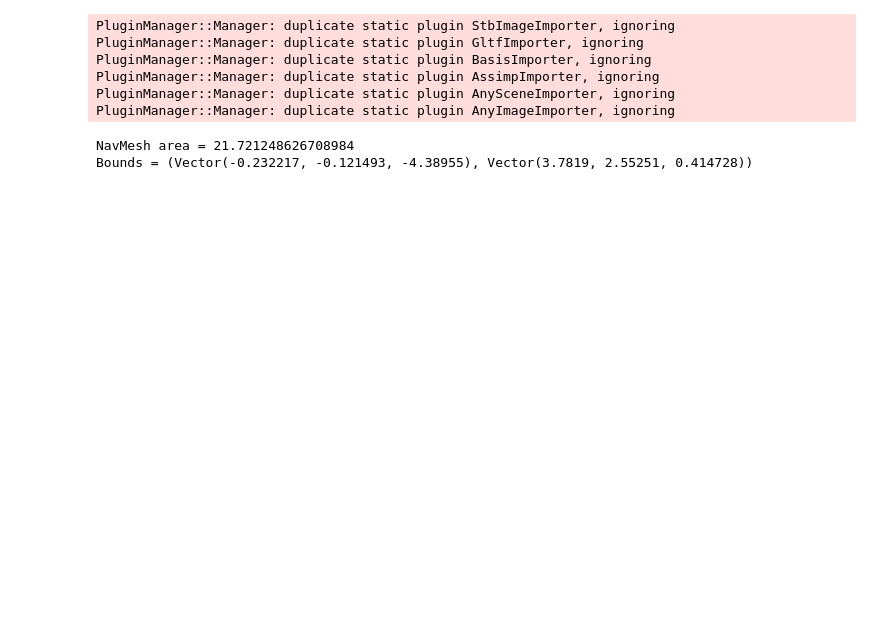
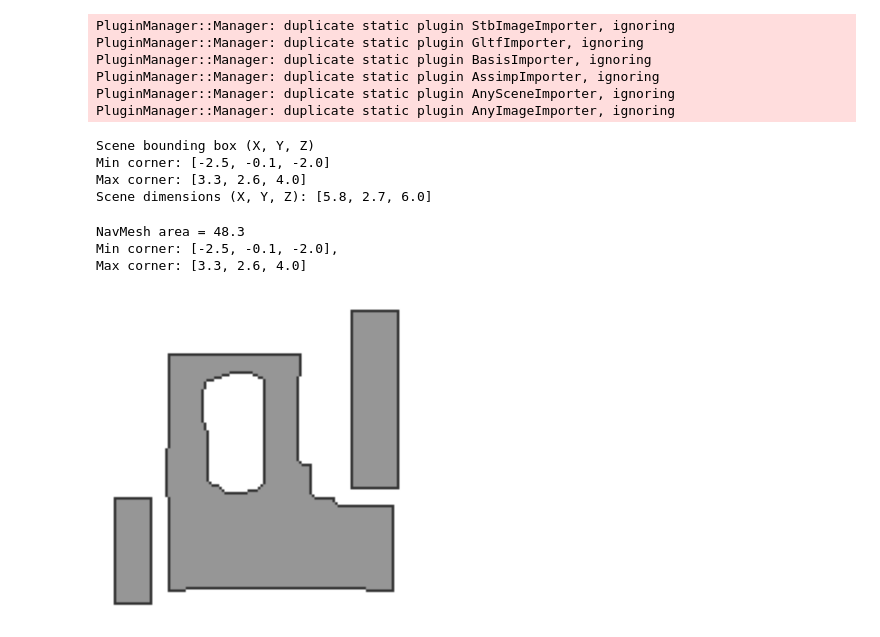
Before and after one commit to joaocb2002/ObjectNav-Msc, a Jupyter notebook: main.ipynb, the cells around one changed output. Saved outputs shown, nothing was run; the diff lists cells and outputs as text; code cells hidden in the pictures; blank space fills up the shorter version.

```diff
--- a/main.ipynb
+++ b/main.ipynb
@@ -22,12 +31,11 @@ PluginManager::Manager: duplicate static plugin AnyImageImporter, ignoring
 # %%
 # Dataset and scene
 dataset_config_file = "../ai2thor-hab-dataset/ai2thor-hab/ai2thor-hab.scene_dataset_config.json"
-scene = "FloorPlan19_physics"
+scene = "FloorPlan2_physics"
 
 # Sensors and other sim settings
 rgb_sensor = True  # @param {type:"boolean"}
 depth_sensor = True  # @param {type:"boolean"}
-semantic_sensor = False  # @param {type:"boolean"}
 # %%
 # Define the simulator configuration
 sim_settings = {
@@ -39,7 +47,6 @@ sim_settings = {
     "sensor_height": 1.5,  # Height of sensors in meters
     "color_sensor": rgb_sensor,  # RGB sensor
     "depth_sensor": depth_sensor,  # Depth sensor
-    "semantic_sensor": semantic_sensor,  # Semantic sensor
     "seed": 1,
     "enable_physics": False,  # kinematics only
 }
@@ -79,7 +83,6 @@ def make_cfg(settings):
     sim_cfg.scene_dataset_config_file = settings["dataset"]
     sim_cfg.scene_id = settings["scene"]
     sim_cfg.enable_physics = settings["enable_physics"]
-    sim_cfg.create_renderer = False
 
     # Note: all sensors must have the same resolution
     sensors = {
@@ -90,11 +93,6 @@ def make_cfg(settings):
         },
         "depth_sensor": {
             "sensor_type": habitat_sim.SensorType.DEPTH,
-            "resolution": [settings["height"], settings["width"]],
-            "position": [0.0, settings["sensor_height"], 0.0],
-        },
-        "semantic_sensor": {
-            "sensor_type": habitat_sim.SensorType.SEMANTIC,
             "resolution": [settings["height"], settings["width"]],
             "position": [0.0, settings["sensor_height"], 0.0],
         },
@@ -137,3 +132,19 @@ sim = habitat_sim.Simulator(cfg)
+# %%
+# Get the root node of the active scene graph
+scene_root = sim.get_active_scene_graph().get_root_node()
+scene_bb = scene_root.cumulative_bb
+scene_dims = scene_bb.size()
+
+# Print bounds with one decimal case
+print("Scene bounding box (X, Y, Z)")
+print("Min corner: [{:.1f}, {:.1f}, {:.1f}]".format(scene_bb.min[0], scene_bb.min[1], scene_bb.min[2]))
+print("Max corner: [{:.1f}, {:.1f}, {:.1f}]".format(scene_bb.max[0], scene_bb.max[1], scene_bb.max[2]))
+print("Scene dimensions (X, Y, Z): [{:.1f}, {:.1f}, {:.1f}]".format(scene_dims[0], scene_dims[1], scene_dims[2]))
+# %% [output]
+Scene bounding box (X, Y, Z)
+Min corner: [-2.5, -0.1, -2.0]
+Max corner: [3.3, 2.6, 4.0]
+Scene dimensions (X, Y, Z): [5.8, 2.7, 6.0]
 # %%
 # Define navmesh settings
 navmesh_settings = habitat_sim.NavMeshSettings()
@@ -145,15 +156,33 @@ navmesh_settings.include_static_objects = True  # Include static objects in the
 
 # Recompute the navmesh for the current scene
 success = sim.recompute_navmesh(sim.pathfinder, navmesh_settings)
-
-# Recompute the navmesh for the current scene
-success = sim.recompute_navmesh(sim.pathfinder, navmesh_settings)
 if not sim.pathfinder.is_loaded:
     print("Pathfinder not initialized, aborting.")
 else:
     # @markdown NavMesh area and bounding box can be queried via *navigable_area* and *get_bounds* respectively.
-    print("NavMesh area = " + str(sim.pathfinder.navigable_area))
-    print("Bounds = " + str(sim.pathfinder.get_bounds()))
+    print("NavMesh area = {:.1f}".format(sim.pathfinder.navigable_area))
+    bounds = sim.pathfinder.get_bounds()
+    print("Min corner: [{:.1f}, {:.1f}, {:.1f}], \nMax corner: [{:.1f}, {:.1f}, {:.1f}]".format(
+        bounds[0][0], bounds[0][1], bounds[0][2], bounds[1][0], bounds[1][1], bounds[1][2]))
 # %% [output]
-NavMesh area = 21.721248626708984
-Bounds = (Vector(-0.232217, -0.121493, -4.38955), Vector(3.7819, 2.55251, 0.414728))
+NavMesh area = 48.3
+Min corner: [-2.5, -0.1, -2.0],
+Max corner: [3.3, 2.6, 4.0]
+# %%
+# Generate the top-down map at a specific height (0 by default), with given resolution
+topdown_map = maps.get_topdown_map(sim.pathfinder,
+    height=0,                 # height in meters to slice the map
+    meters_per_pixel=0.05,      # resolution: lower = higher resolution
+    draw_border=True
+)
+
+# Color the top-down map
+topdown_map = maps.colorize_topdown_map(topdown_map)
+
+# Display the top-down map
+plt.figure(figsize=(4, 4))
+plt.imshow(topdown_map, cmap="gray")
+plt.axis('off')
+plt.show()
+# %% [output]
+[figure, added]
```
Also changed, not shown: parts of 11 cells of this notebook.
